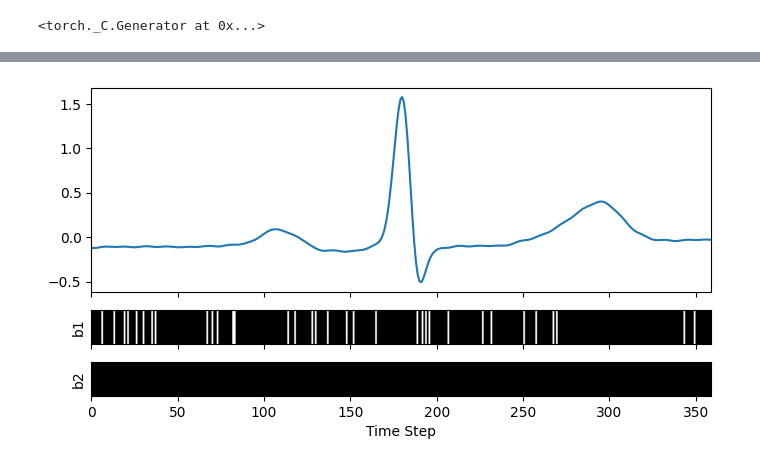
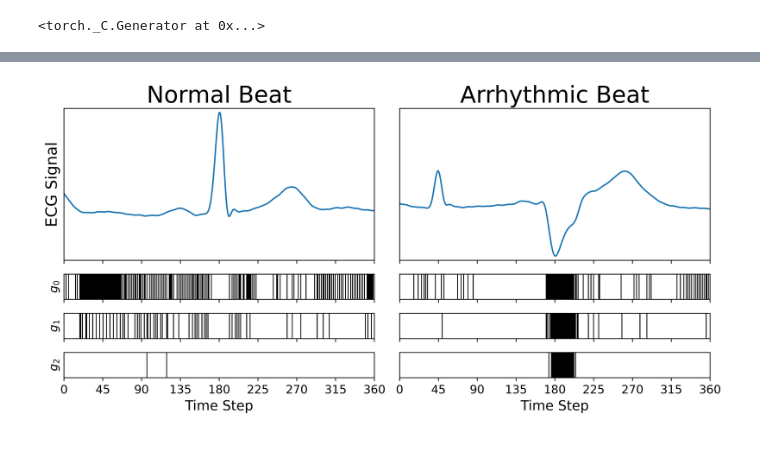
Before and after one commit to rahulpemmaraju/arrhythmia_detection, a Jupyter notebook: visualize_hsnn.ipynb, the cells around one changed output, grey strips where cells are left out. Saved outputs shown, nothing was run; the diff lists cells and outputs as text; code cells hidden in the pictures.

```diff
--- a/visualize_hsnn.ipynb
+++ b/visualize_hsnn.ipynb
@@ -73,5 +48,0 @@ model_configs = {
-# %%
-# Get Datasets and Dataset Stats
-train_dataset, _, test_dataset = train_test_val_split(**dataset_configs)
-train_mean, train_std = get_dataset_statistics(train_dataset)
-print(len(test_dataset))
@@ -90,5 +75,5 @@ encoder = Current_Encoder(train_mean, train_std)
 # %%
-waveform, label = test_dataset.__getitem__(14)
+waveform, label = test_dataset.__getitem__(6)
 # 5 is really good normal
 # 14 is really good abnormal
 
@@ -96,4 +81,5 @@ ts = np.arange(len(waveform)) / 360
 plt.plot(ts, waveform);
 plt.xlabel('time [s]')
 plt.ylabel('voltage [mV]');
+plt.title(f'Class: {label[0]}')
 # %% [output]
@@ -101,8 +88,8 @@ plt.ylabel('voltage [mV]');
 # %%
 with torch.no_grad():
     waveform_for_model = encoder.encode(waveform.unsqueeze(0))
-    prediction, b_vals = model(waveform_for_model)
-    prediction = int(prediction.squeeze().item() > threshold)
+    prediction, _, b_vals  = model(waveform_for_model, logging=True)
+    prediction = int(prediction.sum(dim=(1,2)).item() > threshold)
 
 print('Predicted Class: {}'.format(prediction))
 # %% [output]
@@ -138,20 +166,70 @@ fig.tight_layout()
 # %%
-fig, (ax1, ax2, ax3) = plt.subplots(3, 1, sharex=True, figsize=(8, 4), gridspec_kw={'height_ratios': [3, 0.5, 0.5]})
+fig, axes = plt.subplots(
+    4, 2,
+    sharex='col',
+    figsize=(10, 5),
+    gridspec_kw={'height_ratios': [3, 0.5, 0.5, 0.5]},
+    dpi=600,
+)
 
-x = np.arange(len(b_0))
+# x axes
+x_neg = np.arange(len(neg_b_0))
+x_pos = np.arange(len(pos_b_0))
 
-ax1.plot(x, waveform)
+# -------------------
+# LEFT COLUMN: Negative
+# -------------------
+axes[0, 0].plot(x_neg, negative_waveform, )
+axes[1, 0].imshow(neg_b_2[np.newaxis, :], aspect='auto', cmap='gray_r',
+                  extent=[x_neg[0], x_neg[-1], 0, 1], vmin=0, vmax=1)
+axes[2, 0].imshow(neg_b_1[np.newaxis, :], aspect='auto', cmap='gray_r',
+                  extent=[x_neg[0], x_neg[-1], 0, 1], vmin=0, vmax=1)
+axes[3, 0].imshow(neg_b_0[np.newaxis, :], aspect='auto', cmap='gray_r',
+                  extent=[x_neg[0], x_neg[-1], 0, 1], vmin=0, vmax=1)
 
-ax2.imshow(b_0[np.newaxis, :], aspect='auto', cmap='gray_r', extent=[x[0], x[-1], 0, 1], vmin=0, vmax=1)
-ax2.set_yticks([])
-ax2.set_xlim(x[0], x[-1])
+# -------------------
+# RIGHT COLUMN: Positive
+# -------------------
+axes[0, 1].plot(x_pos, positive_waveform)
+axes[1, 1].imshow(pos_b_2[np.newaxis, :], aspect='auto', cmap='gray_r',
+                  extent=[x_pos[0], x_pos[-1], 0, 1], vmin=0, vmax=1)
+axes[2, 1].imshow(pos_b_1[np.newaxis, :], aspect='auto', cmap='gray_r',
+                  extent=[x_pos[0], x_pos[-1], 0, 1], vmin=0, vmax=1)
+axes[3, 1].imshow(pos_b_0[np.newaxis, :], aspect='auto', cmap='gray_r',
+                  extent=[x_pos[0], x_pos[-1], 0, 1], vmin=0, vmax=1)
 
-ax3.imshow(b_1[np.newaxis, :], aspect='auto', cmap='gray_r', extent=[x[0], x[-1], 0, 1], vmin=0, vmax=1)
-ax3.set_yticks([])
-ax3.set_xlim(x[0], x[-1]);
+# -------------------
+# Formatting
+# -------------------
+for col in range(2):
+    for row in range(4):
+        axes[row, col].set_yticks([])
+        axes[row, col].set_xlim(0,max(len(neg_b_0), len(pos_b_0)) - 1)
+        axes[row, col].set_xticks([0, 45, 90, 135, 180, 225, 270, 315, 360])
+        axes[row, col].tick_params(axis='x', labelsize=12)
 
-ax2.set_ylabel('b1')
-ax3.set_ylabel('b2')
+y_min = min(negative_waveform.min(), positive_waveform.min()) - 0.1
+y_max = max(negative_waveform.max(), positive_waveform.max()) + 0.1
 
-ax3.set_xlabel('Time Step')
+axes[0, 0].set_ylim(y_min, y_max)
+axes[0, 1].set_ylim(y_min, y_max)
+
+# Row labels
+axes[0, 0].set_ylabel('ECG Signal', fontsize=16,)
+axes[1, 0].set_ylabel('$g_2$', fontsize=12,)
+axes[2, 0].set_ylabel('$g_1$', fontsize=12,)
+axes[3, 0].set_ylabel('$g_0$', fontsize=12,)
+
+# Column titles
+axes[0, 0].set_title('Normal Beat', fontsize=24, )
+axes[0, 1].set_title('Arrhythmic Beat', fontsize=24, )
+
+# X labels
+axes[3, 0].set_xlabel('Time Step', fontsize=14)
+axes[3, 1].set_xlabel('Time Step', fontsize=14)
+
+plt.tight_layout()
+plt.savefig("../figures/gate_visualization.png", dpi=600, bbox_inches="tight")
+
+plt.show()
 # %% [output]
@@ -159 +236 @@ Text(0.5, 0, 'Time Step')
-[figure, old version]
+[figure, new version]
```
Also changed, not shown: parts of 15 cells of this notebook.
